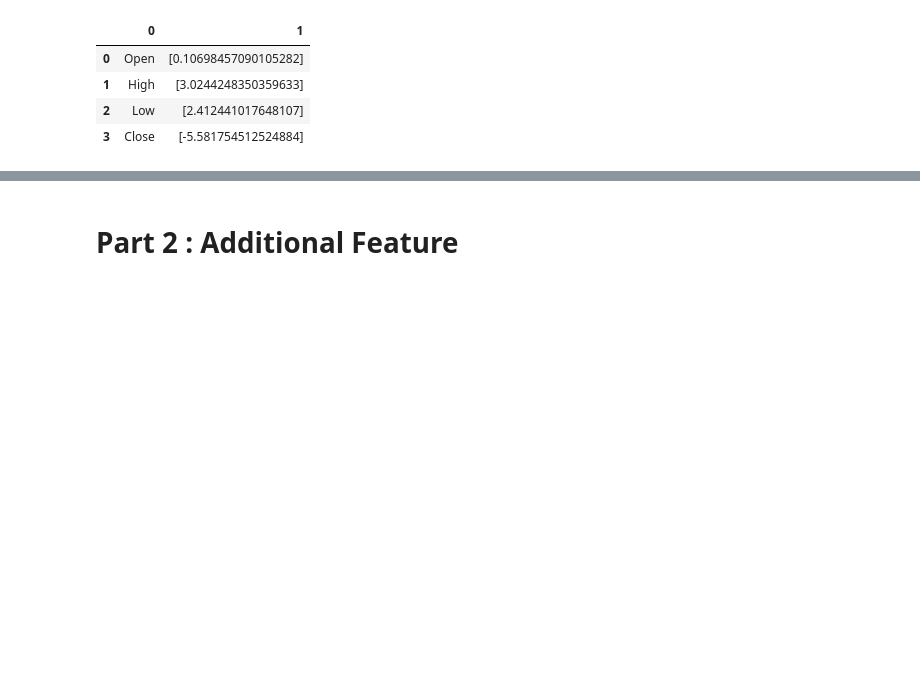
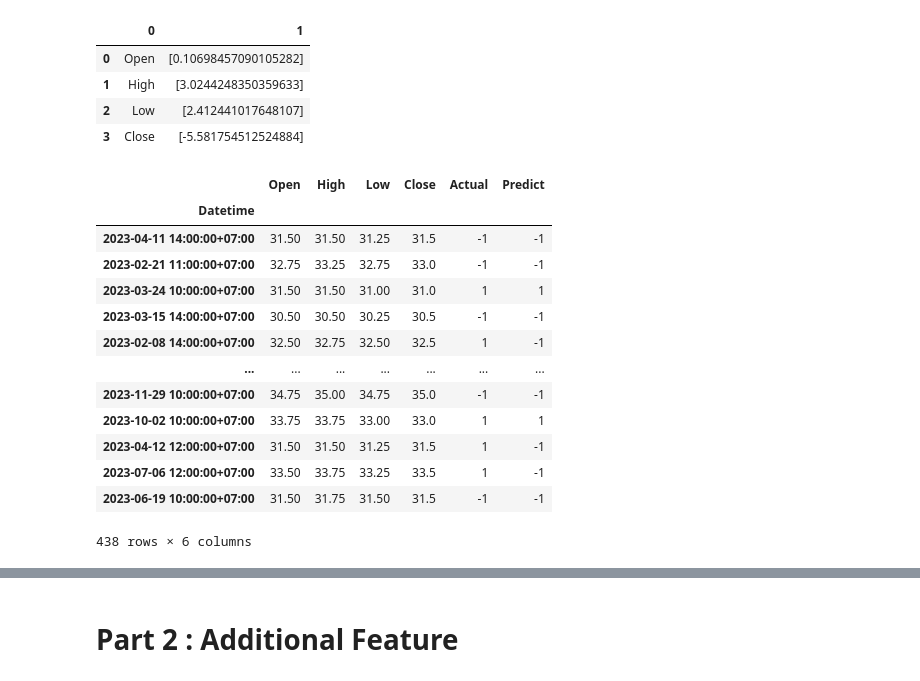
Before and after one commit to chayaphon/DADS6003, a Jupyter notebook: Classification/Logistic_Regression/stock_prediction.ipynb, the cells around one changed output, grey strips where cells are left out. Saved outputs shown, nothing was run; the diff lists cells and outputs as text; code cells hidden in the pictures; blank space fills up the shorter version.

```diff
--- a/Classification/Logistic_Regression/stock_prediction.ipynb
+++ b/Classification/Logistic_Regression/stock_prediction.ipynb
@@ -64,3 +66,24 @@ pd.DataFrame(zip(X.columns, np.transpose(model.coef_)))
 | 1 | High | [3.0244248350359633] |
 | 2 | Low | [2.412441017648107] |
 | 3 | Close | [-5.581754512524884] |
+# %%
+prediction = model.predict(X_test)
+result = X_test
+result['Actual'] = y_test
+result['Predict'] = prediction
+result
+# %% [output]
+|  | Open | High | Low | Close | Actual | Predict |
+| Datetime |  |  |  |  |  |  |
+| 2023-04-11 14:00:00+07:00 | 31.50 | 31.50 | 31.25 | 31.5 | -1 | -1 |
+| 2023-02-21 11:00:00+07:00 | 32.75 | 33.25 | 32.75 | 33.0 | -1 | -1 |
+| 2023-03-24 10:00:00+07:00 | 31.50 | 31.50 | 31.00 | 31.0 | 1 | 1 |
+| 2023-03-15 14:00:00+07:00 | 30.50 | 30.50 | 30.25 | 30.5 | -1 | -1 |
+| 2023-02-08 14:00:00+07:00 | 32.50 | 32.75 | 32.50 | 32.5 | 1 | -1 |
+| ... | ... | ... | ... | ... | ... | ... |
+| 2023-11-29 10:00:00+07:00 | 34.75 | 35.00 | 34.75 | 35.0 | -1 | -1 |
+| 2023-10-02 10:00:00+07:00 | 33.75 | 33.75 | 33.00 | 33.0 | 1 | 1 |
+| 2023-04-12 12:00:00+07:00 | 31.50 | 31.50 | 31.25 | 31.5 | 1 | -1 |
+| 2023-07-06 12:00:00+07:00 | 33.50 | 33.75 | 33.25 | 33.5 | 1 | -1 |
+| 2023-06-19 10:00:00+07:00 | 31.50 | 31.75 | 31.50 | 31.5 | -1 | -1 |
+438 rows × 6 columns
```
Also changed, not shown: parts of 7 cells of this notebook.
